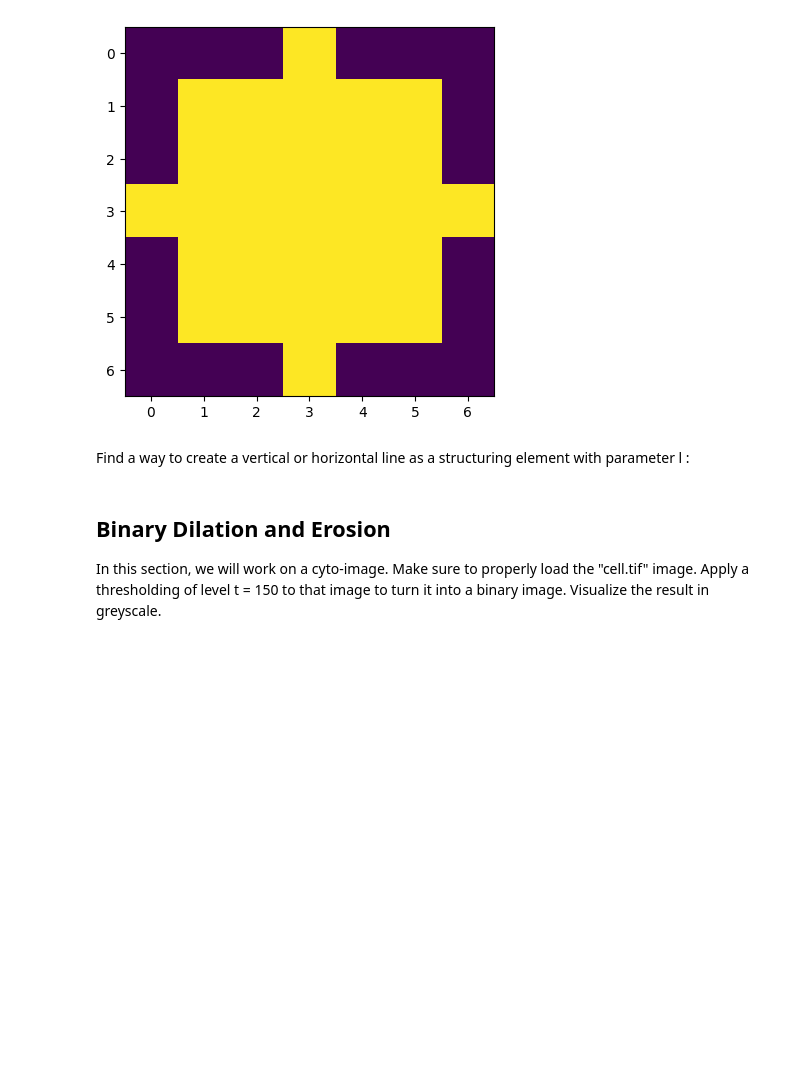
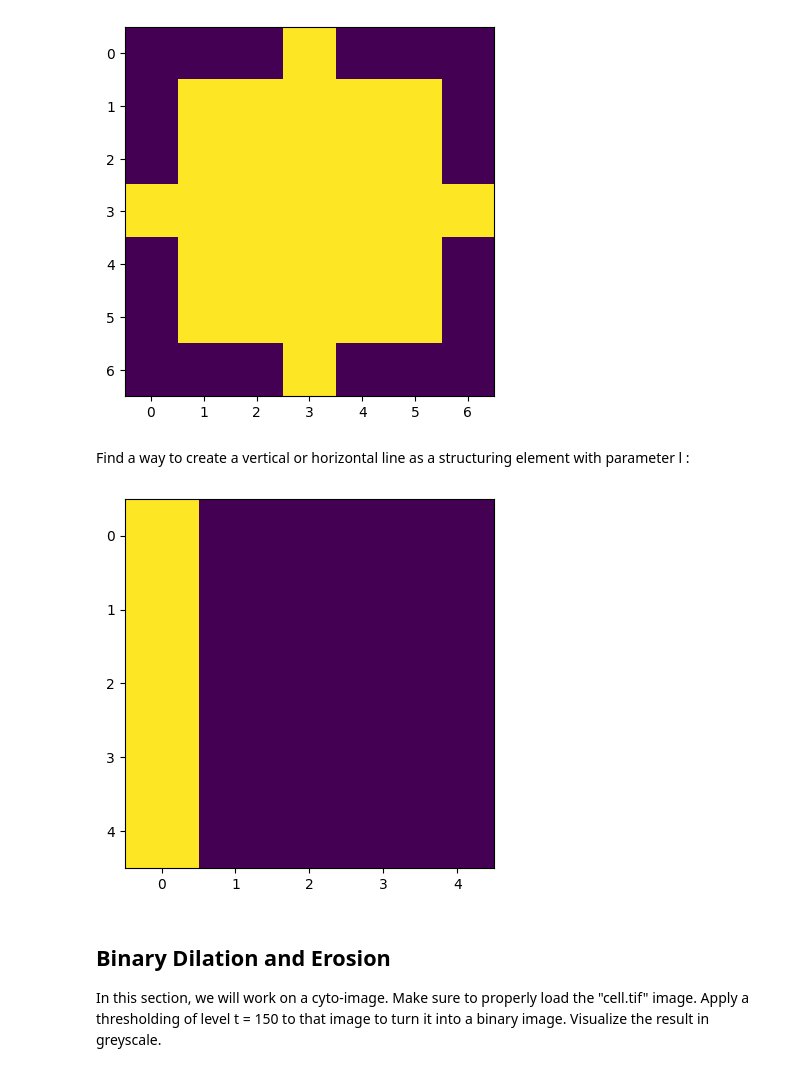
Before and after one commit to Mert-Emrem/SSEO-MRO, a Jupyter notebook: pw3_nonlinearfiltering_student.ipynb, the cells around one changed output. Cells and saved outputs as stored; diff of their text form; code cells hidden in the pictures; blank space fills up the shorter version.

```diff
--- a/pw3_nonlinearfiltering_student.ipynb
+++ b/pw3_nonlinearfiltering_student.ipynb
@@ -48,9 +48,14 @@ plt.show()
 Find a way to create a vertical or horizontal line as a structuring element with parameter l :
 # %%
 l = 5
-strell_line = ...
+strell_line = np.zeros((l,l))
+# strell_line[0,:] = 1 # Vertical line
+strell_line[:,0] = 1 # Horizontal line
+
 plt.imshow(strell_line)
 plt.show()
+# %% [output]
+[figure, added]
 # %% [markdown]
 ## Binary Dilation and Erosion
 
```
Also changed, not shown: parts of 2 cells of this notebook.
